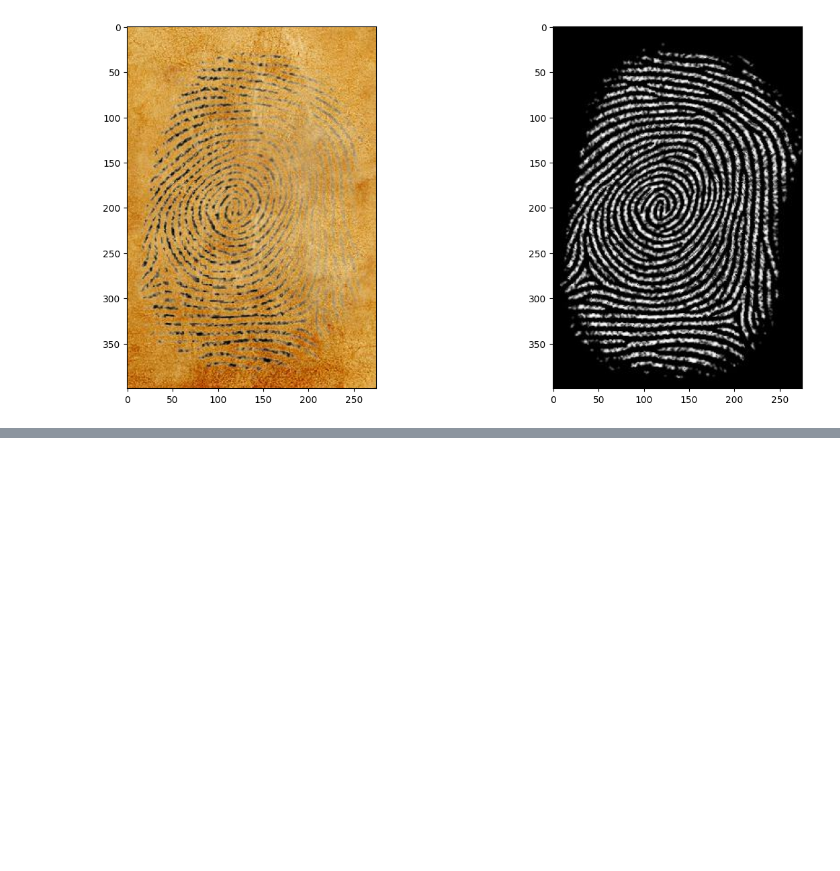
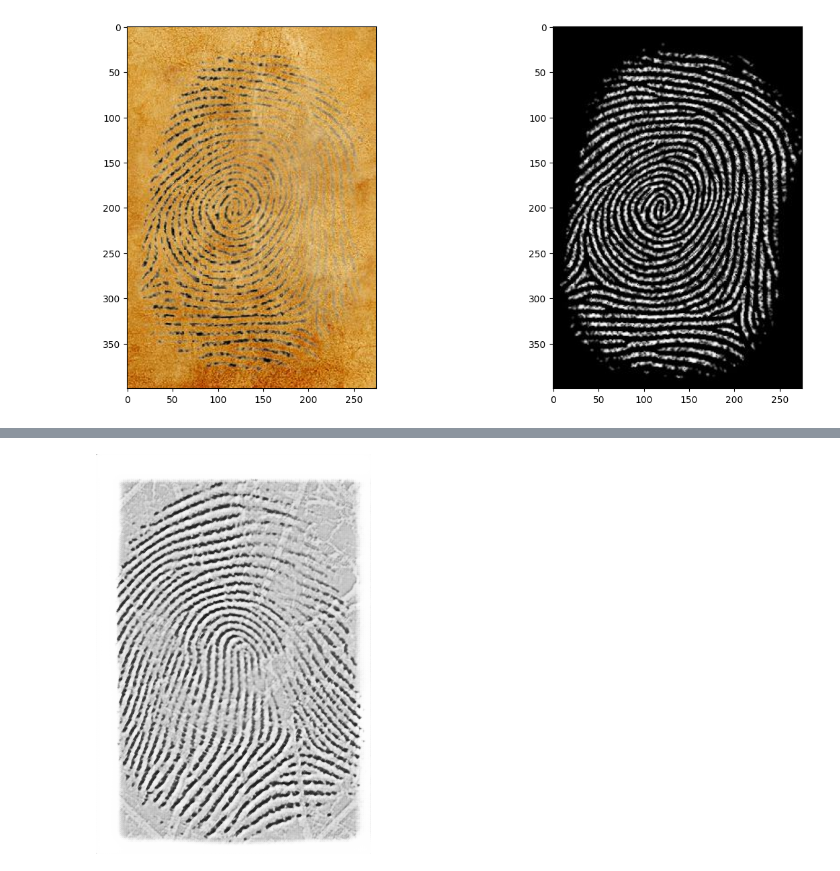
Before and after one commit to siemieniuk/fingerprint-inpainting, a Jupyter notebook: data_exploration.ipynb, the cells around one changed output, grey strips where cells are left out. Saved outputs shown, nothing was run; the diff lists cells and outputs as text; code cells hidden in the pictures; blank space fills up the shorter version.

Commit message:
first training

```diff
--- a/data_exploration.ipynb
+++ b/data_exploration.ipynb
@@ -59,3 +64,9 @@ axs[1].imshow(truth_batch[3], cmap="gray", vmin=0, vmax=1)
 # %% [output]
 <matplotlib.image.AxesImage at 0x...>
 [figure]
+# %%
+from models import get_unet
+unet_model = get_unet(3)
+unet_model.compile(optimizer='adam', loss=['mse'])
+# %%
+history = unet_model.fit(min_ds, epochs=3)
@@ -61,0 +85,2 @@ axs[1].imshow(truth_batch[3], cmap="gray", vmin=0, vmax=1)
+# %%
+res = unet_model.predict(next(iter(train_ds))[0])
@@ -61,0 +89,8 @@ axs[1].imshow(truth_batch[3], cmap="gray", vmin=0, vmax=1)
+# %%
+img = tf.keras.utils.img_to_array(res[0])
+img = np.repeat(img, 3, axis=-1)
+img = ((1 - img) * 255.0).astype(np.uint8)
+# %%
+imshow(img)
+# %% [output]
+[figure, added]
```
Also changed, not shown: parts of 5 cells of this notebook.
